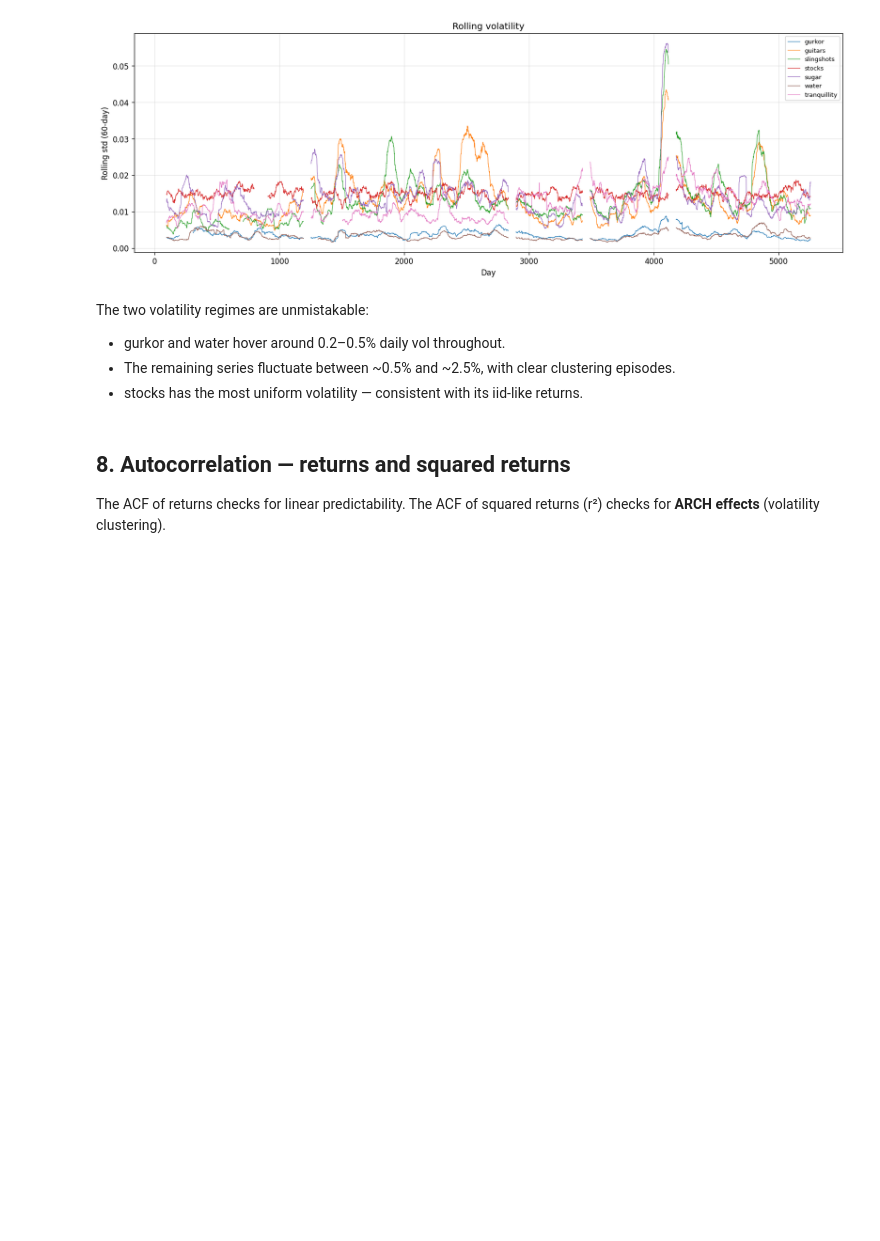
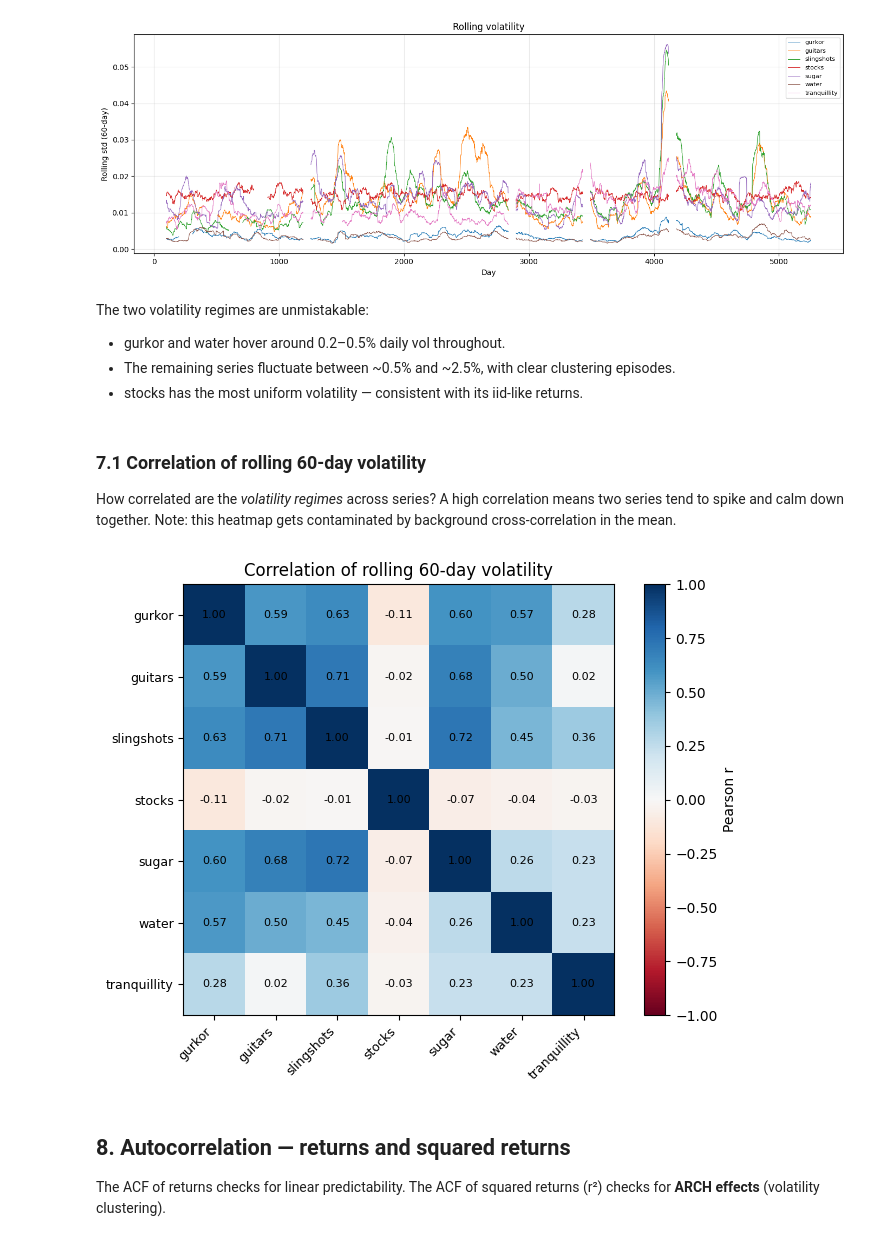
Before and after one commit to SirAlex77/financial-timeseries-project-group13, a Jupyter notebook: notebooks/01_data_analysis.ipynb, the cells around one changed output. Cells and saved outputs as stored; diff of their text form; code cells hidden in the pictures; blank space fills up the shorter version.

```diff
--- a/notebooks/01_data_analysis.ipynb
+++ b/notebooks/01_data_analysis.ipynb
@@ -189,6 +226,29 @@ The two volatility regimes are unmistakable:
 - gurkor and water hover around 0.2–0.5% daily vol throughout.
 - The remaining series fluctuate between ~0.5% and ~2.5%, with clear clustering episodes.
 - stocks has the most uniform volatility — consistent with its iid-like returns.
+# %% [markdown]
+### 7.1 Correlation of rolling 60-day volatility
+
+How correlated are the *volatility regimes* across series? A high correlation means two series tend to spike and calm down together. Note: this heatmap gets contaminated by background cross-correlation in the mean.
+# %%
+roll_vol = pd.DataFrame({col: log_ret[col].rolling(60).std() for col in cols})
+vol_corr = roll_vol.dropna().corr()
+
+fig, ax = plt.subplots(figsize=(7, 5.5))
+im = ax.imshow(vol_corr, cmap='RdBu', vmin=-1, vmax=1)
+plt.colorbar(im, ax=ax, label='Pearson r')
+ax.set_xticks(range(len(cols)))
+ax.set_yticks(range(len(cols)))
+ax.set_xticklabels(cols, rotation=45, ha='right', fontsize=9)
+ax.set_yticklabels(cols, fontsize=9)
+for i in range(len(cols)):
+    for j in range(len(cols)):
+        ax.text(j, i, f'{vol_corr.iloc[i, j]:.2f}', ha='center', va='center', fontsize=8)
+ax.set_title('Correlation of rolling 60-day volatility')
+plt.tight_layout()
+plt.show()
+# %% [output]
+[figure, added]
 # %% [markdown]
 ## 8. Autocorrelation — returns and squared returns
 
```
Also changed, not shown: parts of 8 cells of this notebook, 2 other files.
